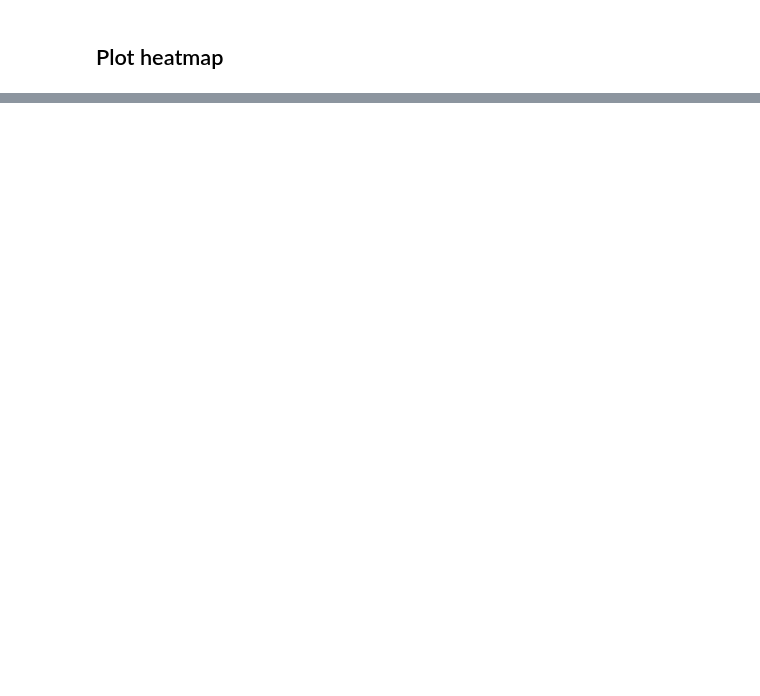
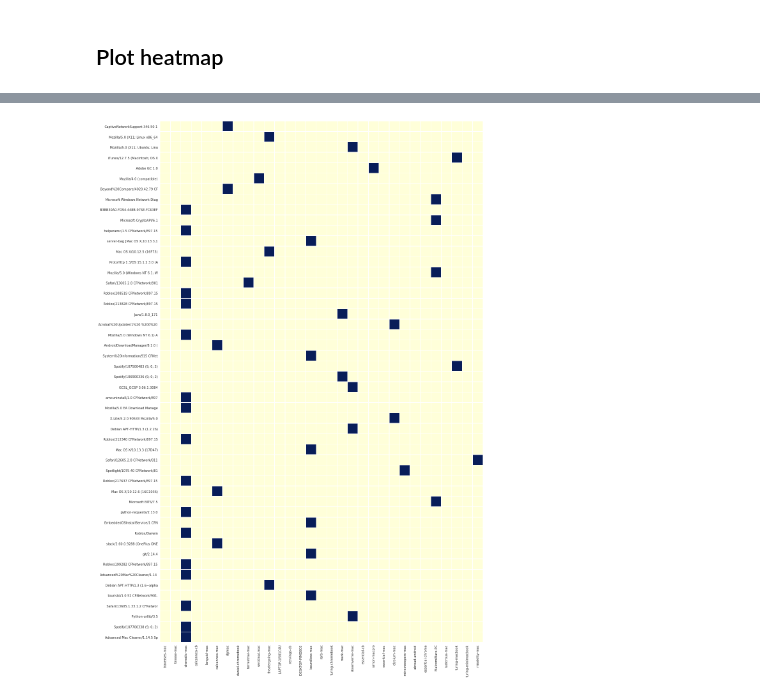
Before and after one commit to careytews/threat-graph-utils, a Jupyter notebook: user-agent-analysis.ipynb, the cells around one changed output, grey strips where cells are left out. Cells and saved outputs as stored; diff of their text form; code cells hidden in the pictures; blank space fills up the shorter version.

```diff
--- a/user-agent-analysis.ipynb
+++ b/user-agent-analysis.ipynb
@@ -124,0 +150,5 @@ plt.show()
+# %%
+df3 = df.copy()
+df3 = df3.apply(lambda x: [1 if v > 0 else 0 for v in x])
+df3["count"] = df3[all_devices].apply(np.count_nonzero, axis=1)
+df3
@@ -124,0 +174,6 @@ plt.show()
+# %%
+plt.figure(figsize=(20, 30))
+sns.heatmap(df3[df3["count"] < 2][all_devices], square=True, linewidths=0.5, cbar=False, cmap="YlGnBu")
+plt.show()
+# %% [output]
+[figure, added]
```
Also changed, not shown: parts of 10 cells of this notebook.
